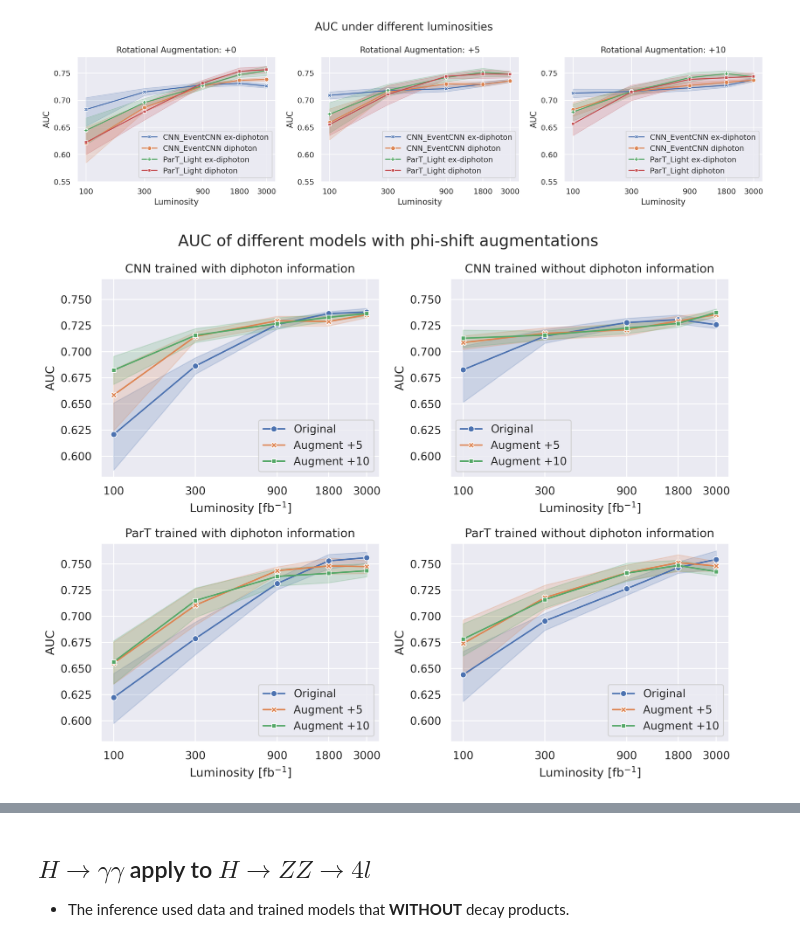
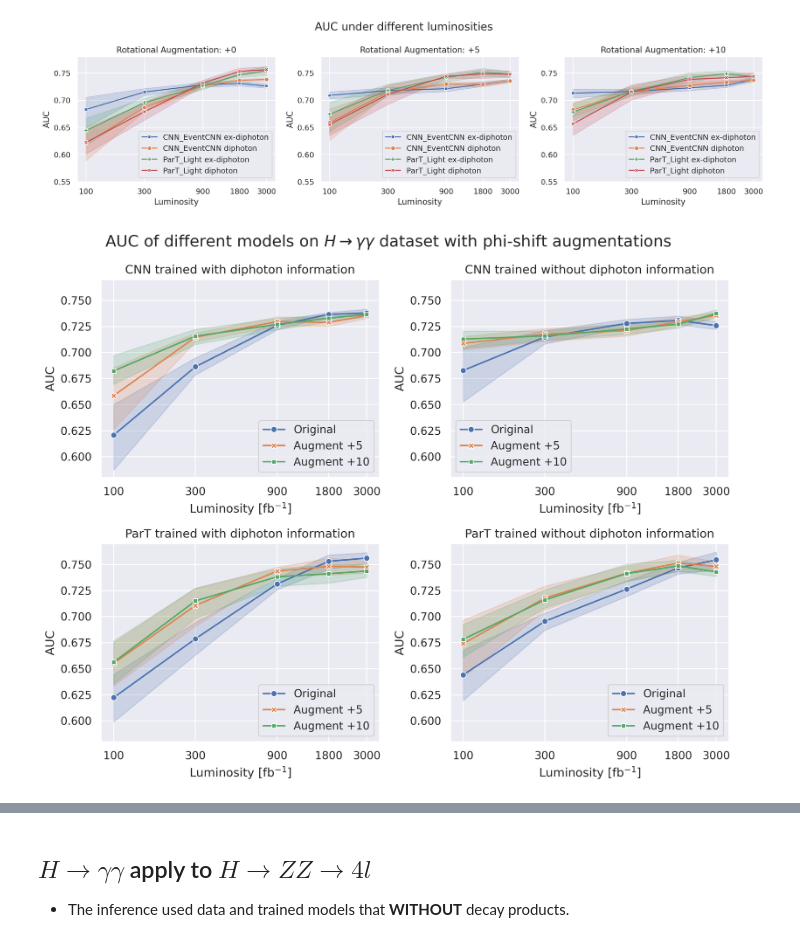
Before and after one commit to maplexgitx0302/NTUHEPML-CWoLa, a Jupyter notebook: notebooks/02-metrics.ipynb, the cells around one changed output, grey strips where cells are left out. Cells and saved outputs as stored; diff of their text form; code cells hidden in the pictures.

```diff
--- a/notebooks/02-metrics.ipynb
+++ b/notebooks/02-metrics.ipynb
@@ -76,6 +82,7 @@ def get_metrics(channel: str, model: str, data_mode: str, date_time: str, data_s
 # %%
 df = pd.DataFrame()
-info_list = [
+
+diphoton_info_list = [
     ('CNN_EventCNN', '20251005_154731', '+0'),
     ('CNN_EventCNN', '20251006_114628', '+5'),
     ('CNN_EventCNN', '20251007_015709', '+10'),
@@ -85,9 +92,20 @@ info_list = [
     ('ParT_Light', '20251007_015709', '+10'),
 ]
 
+zz4l_info_list = [
+    ('CNN_EventCNN', '20251011_225958', '+0'),
+    ('CNN_EventCNN', '20251013_003505', '+5'),
+    ('CNN_EventCNN', '20251011_230612', '+10'),
+
+    ('ParT_Light', '20251011_225958', '+0'),
+    ('ParT_Light', '20251013_003505', '+5'),
+    ('ParT_Light', '20251011_230612', '+10'),
+]
+
 luminosity_list = [100, 300, 900, 1800, 3000]
-for model, date_time, num_rot_aug in info_list:
-    for channel, luminosity in product(['diphoton', 'ex-diphoton'], luminosity_list):
+info_list = list(product(['diphoton', 'ex-diphoton'], diphoton_info_list)) + list(product(['zz4l', 'ex-zz4l'], zz4l_info_list))
+for channel, (model, date_time, num_rot_aug) in info_list:
+    for luminosity in luminosity_list:
         tmp_df = get_metrics(channel=channel, model=model, data_mode='jet_flavor', date_time=date_time, data_suffix=f'L{luminosity}', num_rnd=10)
         tmp_df['channel'] = channel
         tmp_df['date_time'] = date_time
@@ -106,7 +124,7 @@ df["hue"] = df["model"] + " " + df["channel"]
 hue_order = ['CNN_EventCNN ex-diphoton', 'CNN_EventCNN diphoton', 'ParT_Light ex-diphoton', 'ParT_Light diphoton']
 
 for i, num_rot_aug in enumerate(['+0', '+5', '+10']):
-    tmp_df = df[df['num_rot_aug'] == num_rot_aug]
+    tmp_df = df[(df['num_rot_aug'] == num_rot_aug) & (df['channel'].isin(['diphoton', 'ex-diphoton']))]
     sns.lineplot(data=tmp_df, x='luminosity', y='test_auc', hue='hue', hue_order=hue_order, style='hue', markers=True, dashes=False, ax=ax[i])
     ax[i].set_title(f"Rotational Augmentation: {num_rot_aug}")
     ax[i].set_xscale("log")
@@ -121,31 +139,31 @@ plt.show()
 # %% [output]
 [figure]
 # %%
+CHANNEL = 'diphoton'
 fig, ax = plt.subplots(2, 2, figsize=(10, 8), dpi=300)
-fig.suptitle(f"AUC of different models with phi-shift augmentations", fontsize=16)
+fig.suptitle(f"AUC of different models on " + r"$H\to\gamma\gamma$" + " dataset with phi-shift augmentations", fontsize=16)
 
 # Add combined model-channel column for hue
-# df["hue"] = df["model_paper"] + " " + df["num_rot_aug"]
 df["hue"] = "Augment " + df["num_rot_aug"]
 df.loc[df['hue'] == 'Augment +0', 'hue'] = 'Original'
 
 for i, model_paper in enumerate(['CNN', 'ParT']):
-    for j, channel in enumerate(['diphoton', 'ex-diphoton']):
+    for j, channel in enumerate([CHANNEL, f"ex-{CHANNEL}"]):
         tmp_df = df[(df['model_paper'] == model_paper) & (df['channel'] == channel)]
         sns.lineplot(data=tmp_df, x='luminosity', y='test_auc', hue='hue', style='hue', markers=True, dashes=False, ax=ax[i, j])
-        if channel == 'diphoton':
+        if channel == CHANNEL:
             ax[i, j].set_title(f"{model_paper} trained with diphoton information")
         else:
             ax[i, j].set_title(f"{model_paper} trained without diphoton information")
         ax[i, j].set_xscale("log")
         ax[i, j].set_xticks(luminosity_list)
         ax[i, j].set_xticklabels(luminosity_list)
         ax[i, j].set_ylim(0.58, 0.77)
         ax[i, j].set(xlabel=r"Luminosity [fb$^{-1}$]", ylabel="AUC")
         ax[i, j].legend()
 
 plt.tight_layout()
 plt.show()
-fig.savefig(ROOT / 'figures' / 'AUC_diphoton.pdf')
+fig.savefig(ROOT / 'figures' / f'AUC_{CHANNEL}.pdf', bbox_inches='tight')
 # %% [output]
-[figure, old version]
+[figure, new version]
```
Also changed, not shown: parts of 3 cells of this notebook, 2 other files.
